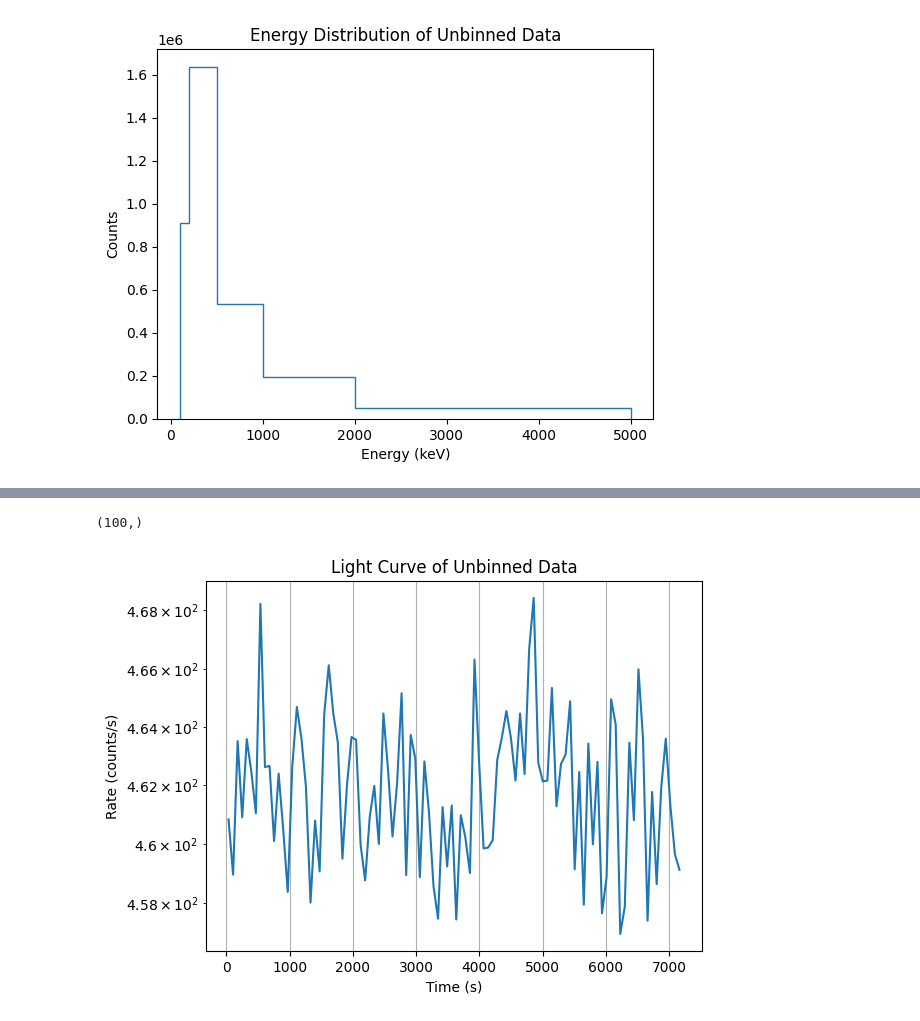
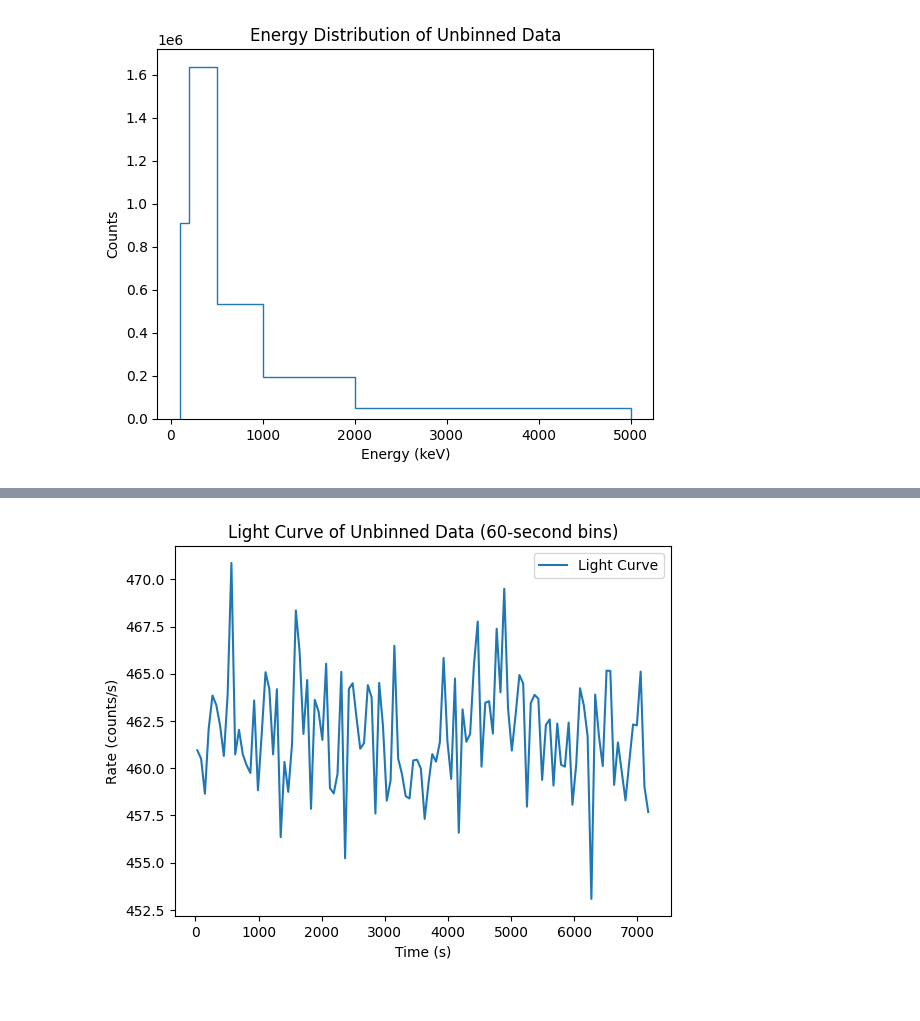
Before and after one commit to RiceKon/cosipy, a Jupyter notebook: docs/tutorials/DataIO/test.ipynb, the cells around one changed output, grey strips where cells are left out. Drawn from its saved outputs; the diff is of its cells as text; code cells hidden in the pictures.

Commit message:
updated the time bins and format rest of the code

```diff
--- a/docs/tutorials/DataIO/test.ipynb
+++ b/docs/tutorials/DataIO/test.ipynb
@@ -60,21 +64,17 @@ plt.show()
 time_arr = hf.get('TimeTags')  # found key from cosipy read the docs under the function read_tra
 time_values = np.array(time_arr)
 
+relative_time = time_values - time_values[0]
 
-# light curve is rate vs time
-relative_time = time_values - time_values[0]  # make the first time tag zero
+bin_width_const = 60  # seconds, this is the bin width for the light curve
 
-#not sure how many bins are needed
+# param for np.arange (start, stop, step)
+bin_width = np.arange(0, relative_time[-1] + bin_width_const, bin_width_const)
 
 
-count_times, time_bins , _ = plt.hist(time_values, bins=100, histtype='step', lw = 2)
+count_times, time_bins, _ = plt.hist(relative_time, bins=bin_width, histtype='step')
 plt.xlabel("Time (s)")
-plt.ylabel("counts")
-plt.title("Histogram of Time Tags")
+plt.ylabel("Counts")
+plt.title("Time Distribution of Unbinned Data")
 plt.show()
-
-#how can i sort them in time of 60 seconds intervals from where time_values[1:] - time_value[0:-1] is = 60 seconds?
-print(time_bins[1:] - time_bins[0:-1])  # this is the difference between each time tag
-
-# wtf??? why are my counts more is it becasue binned data elimated datapoints?
 # %% [output]
@@ -99,33 +82,23 @@ print(time_bins[1:] - time_bins[0:-1])  # this is the difference between each ti
 # %%
-#rate = count / bins_widths
+# Calculate rate = count / bin_width using the results from plt.hist
 
+# x-axis is time bin centers (average of bin edges)
+time_bin_center = (time_bins[1:] + time_bins[:-1]) / 2
 
-#x-axis is time_bins
-time_bins = time_bins - time_bins[0]  # make the first time tag zero
-time_bin_center = (time_bins[1:] + time_bins[0:-1]) / 2
+time_bin_widths = time_bins[1:] - time_bins[:-1]
 
-# y-axis is rate (y/x from the histogram)
-time_bin_widths = time_bins[1:] - time_bins[0:-1]
-rate_times = count_times / time_bin_widths  # rate is counts per bin width
+# Note: rate is y-axis / x1-x2
+rate_times = count_times / time_bin_widths
 
-print(time_bin_widths.shape)
-
-plt.semilogy(time_bin_center, rate_times, linestyle='-')
+# Create the light curve plot
+plt.plot(time_bin_center, rate_times, linestyle='-', label='Light Curve')
 plt.xlabel("Time (s)")
 plt.ylabel("Rate (counts/s)")
-plt.title("Light Curve of Unbinned Data")
-plt.grid(True)
+plt.title("Light Curve of Unbinned Data (60-second bins)")
+plt.legend()
 plt.show()
-
-
-# this graph is wrong becasue of the x axis??? im not sure of how to format it to bins of 60 seconds in time graph
-
-# not sure using the realative time method is the correct way of doing it
-
-# however the graph is following the trend of the provided graphs in the cosipy readme???
 # %% [output]
-(100,)
-[figure, old version]
+[figure, new version]
 # %%
 ## binning reso
 
```
Also changed, not shown: parts of 5 cells of this notebook.
